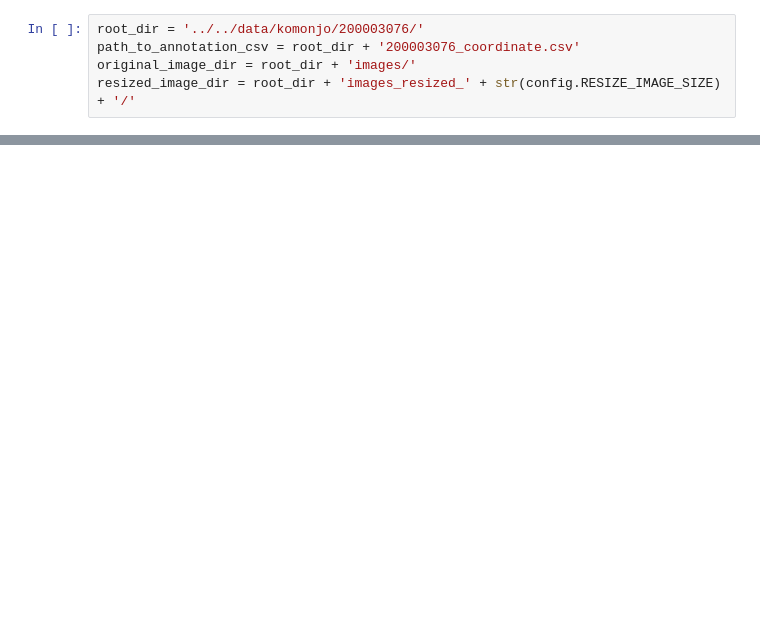
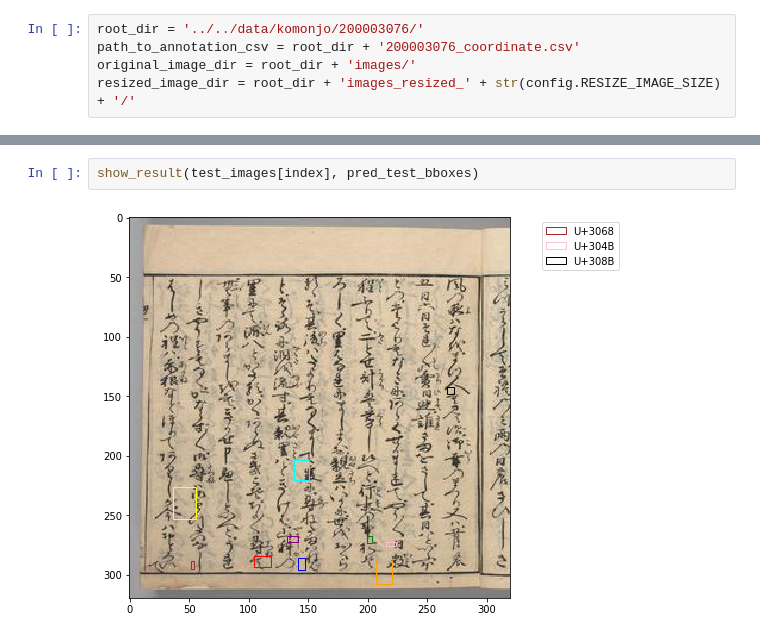
Before and after one commit to cross32768/komonjo_OCR_object_detection, a Jupyter notebook: visualize.ipynb, the cells around one changed output, grey strips where cells are left out. Saved outputs shown, nothing was run; the diff lists cells and outputs as text; blank space fills up the shorter version.

```diff
--- a/visualize.ipynb
+++ b/visualize.ipynb
@@ -51,0 +108,4 @@ plt.imshow(image)
+# %%
+show_result(test_images[index], pred_test_bboxes)
+# %% [output]
+[figure, added]
```
Also changed, not shown: parts of 14 cells of this notebook, 2 other files.
